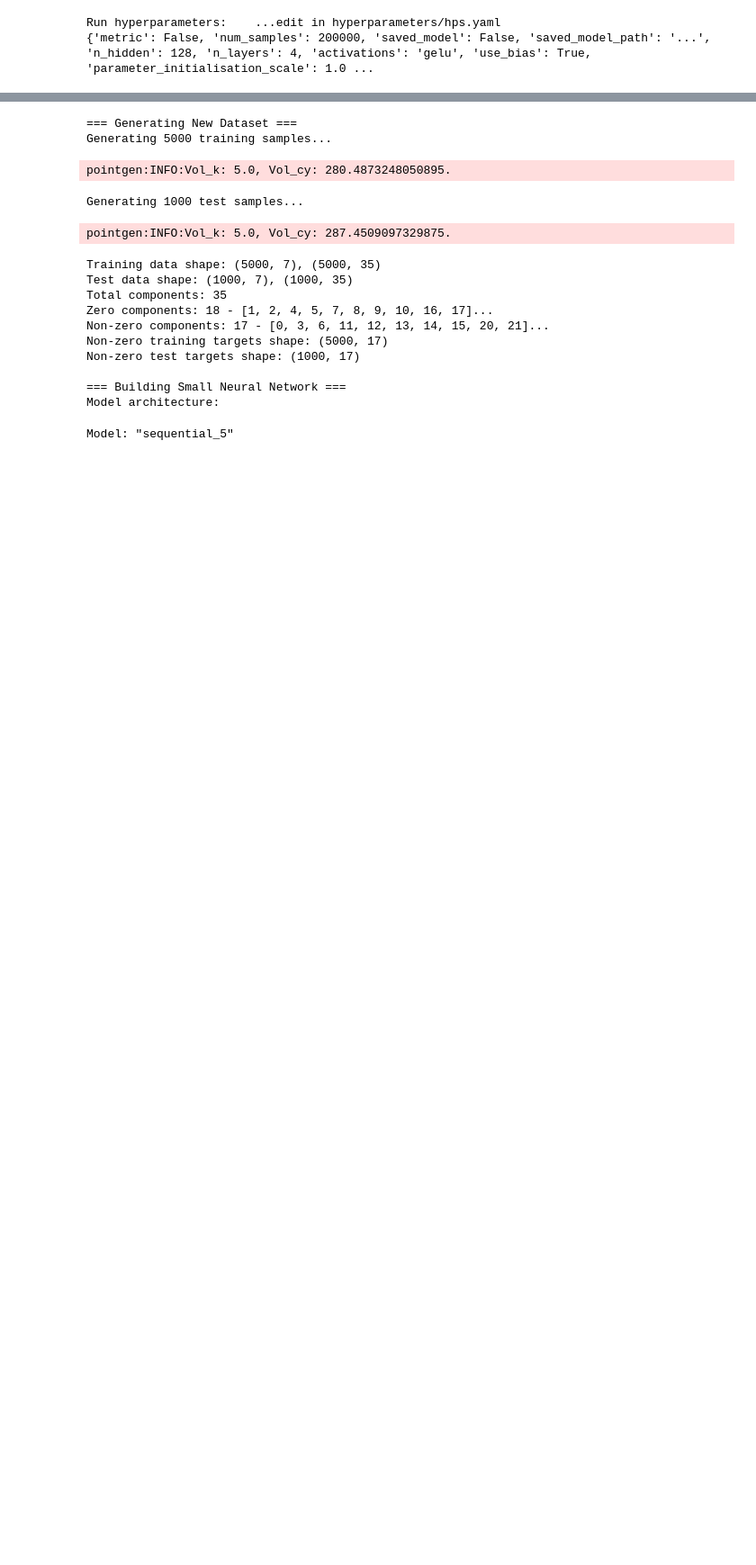
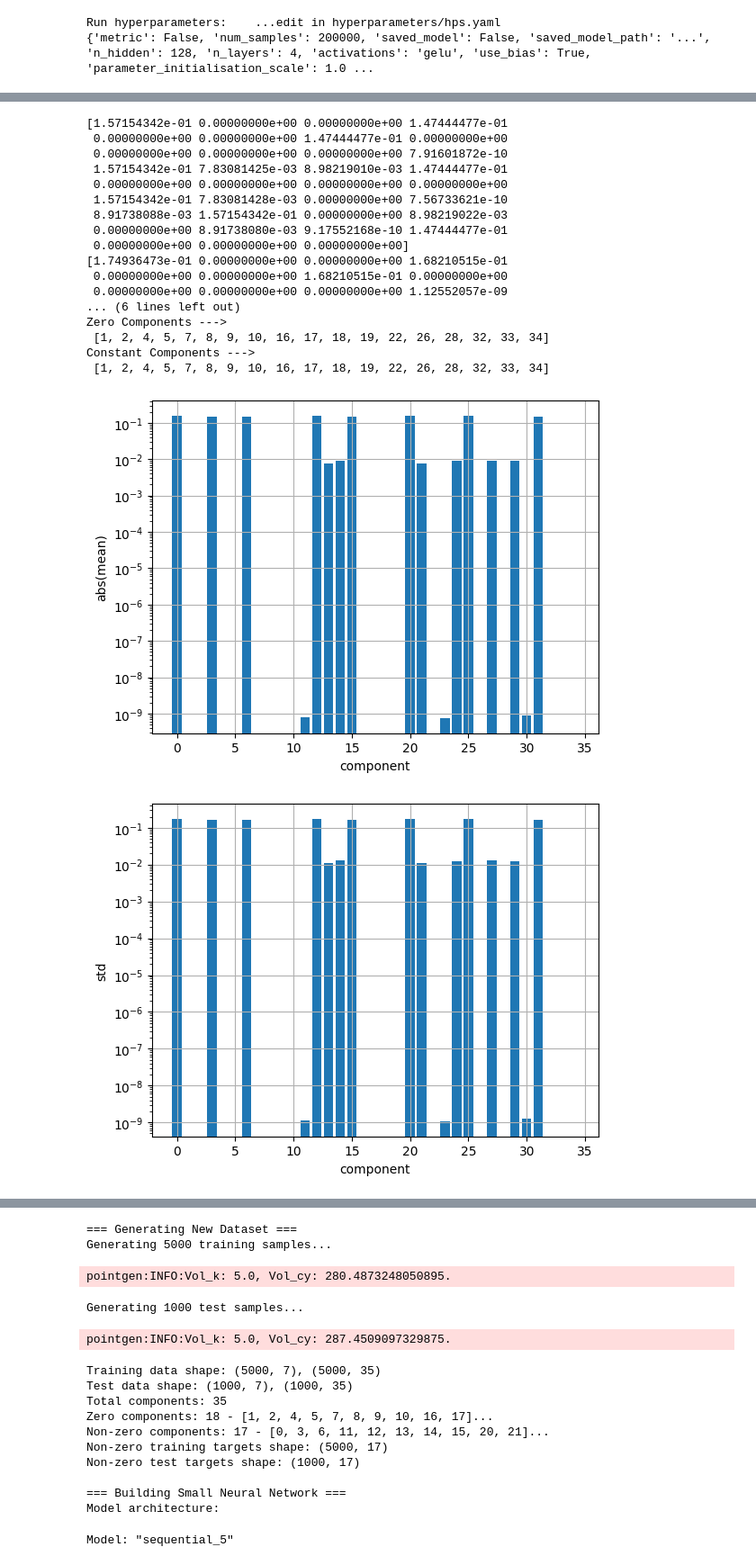
Before and after one commit to TomasSilva/LearningG2, a Jupyter notebook: run_interactive.ipynb, the cells around one changed output, grey strips where cells are left out. Shown at 90% size. Drawn from its saved outputs; the diff is of its cells as text; code cells hidden in the pictures; blank space fills up the shorter version.

```diff
--- a/run_interactive.ipynb
+++ b/run_interactive.ipynb
@@ -131,21 +155,53 @@ print(f"Per-component MAPE: {component_mapes}")
 # %%
 import matplotlib.pyplot as plt
 component_abs_means = np.mean(np.absolute(test_outputs_vecs), axis=0)
+component_stds = np.std(test_outputs_vecs, axis=0)
 print(component_abs_means)
-print(np.where(component_abs_means == 0))
+print(component_stds)
+print('Zero Components --->\n',np.where(component_abs_means == 0)[0].tolist())
+print('Constant Components --->\n',np.where(component_stds == 0)[0].tolist())
+#original_non_zero_indices = [0, 3, 6, 11, 12, 13, 14, 15, 20, 21, 23, 24, 25, 27, 29, 30, 31]
 
 #Abs(Mean)
 plt.figure()
 plt.bar(range(len(component_abs_means)), component_abs_means)
 plt.xlabel('component')
 plt.ylabel('abs(mean)')
+plt.grid()
+plt.yscale('log')
+
+#Std
+plt.figure()
+plt.bar(range(len(component_abs_means)), component_stds)
+plt.xlabel('component')
+plt.ylabel('std')
 plt.grid()
 plt.yscale('log')
 
 #MAPE
 plt.figure()
 plt.bar(range(len(component_mapes)), component_mapes)
 plt.xlabel('component')
 plt.ylabel('mape')
 plt.grid()
 plt.yscale('log')
+# %% [output]
+[1.57154342e-01 0.00000000e+00 0.00000000e+00 1.47444477e-01
+ 0.00000000e+00 0.00000000e+00 1.47444477e-01 0.00000000e+00
+ 0.00000000e+00 0.00000000e+00 0.00000000e+00 7.91601872e-10
+ 1.57154342e-01 7.83081425e-03 8.98219010e-03 1.47444477e-01
+ 0.00000000e+00 0.00000000e+00 0.00000000e+00 0.00000000e+00
+ 1.57154342e-01 7.83081428e-03 0.00000000e+00 7.56733621e-10
+ 8.91738088e-03 1.57154342e-01 0.00000000e+00 8.98219022e-03
+ 0.00000000e+00 8.91738080e-03 9.17552168e-10 1.47444477e-01
+ 0.00000000e+00 0.00000000e+00 0.00000000e+00]
+[1.74936473e-01 0.00000000e+00 0.00000000e+00 1.68210515e-01
+ 0.00000000e+00 0.00000000e+00 1.68210515e-01 0.00000000e+00
+ 0.00000000e+00 0.00000000e+00 0.00000000e+00 1.12552057e-09
+... (6 lines left out)
+Zero Components --->
+ [1, 2, 4, 5, 7, 8, 9, 10, 16, 17, 18, 19, 22, 26, 28, 32, 33, 34]
+Constant Components --->
+ [1, 2, 4, 5, 7, 8, 9, 10, 16, 17, 18, 19, 22, 26, 28, 32, 33, 34]
+[figure, added]
+[figure, added]
```
Also changed, not shown: parts of 4 cells of this notebook, 8 other files.
